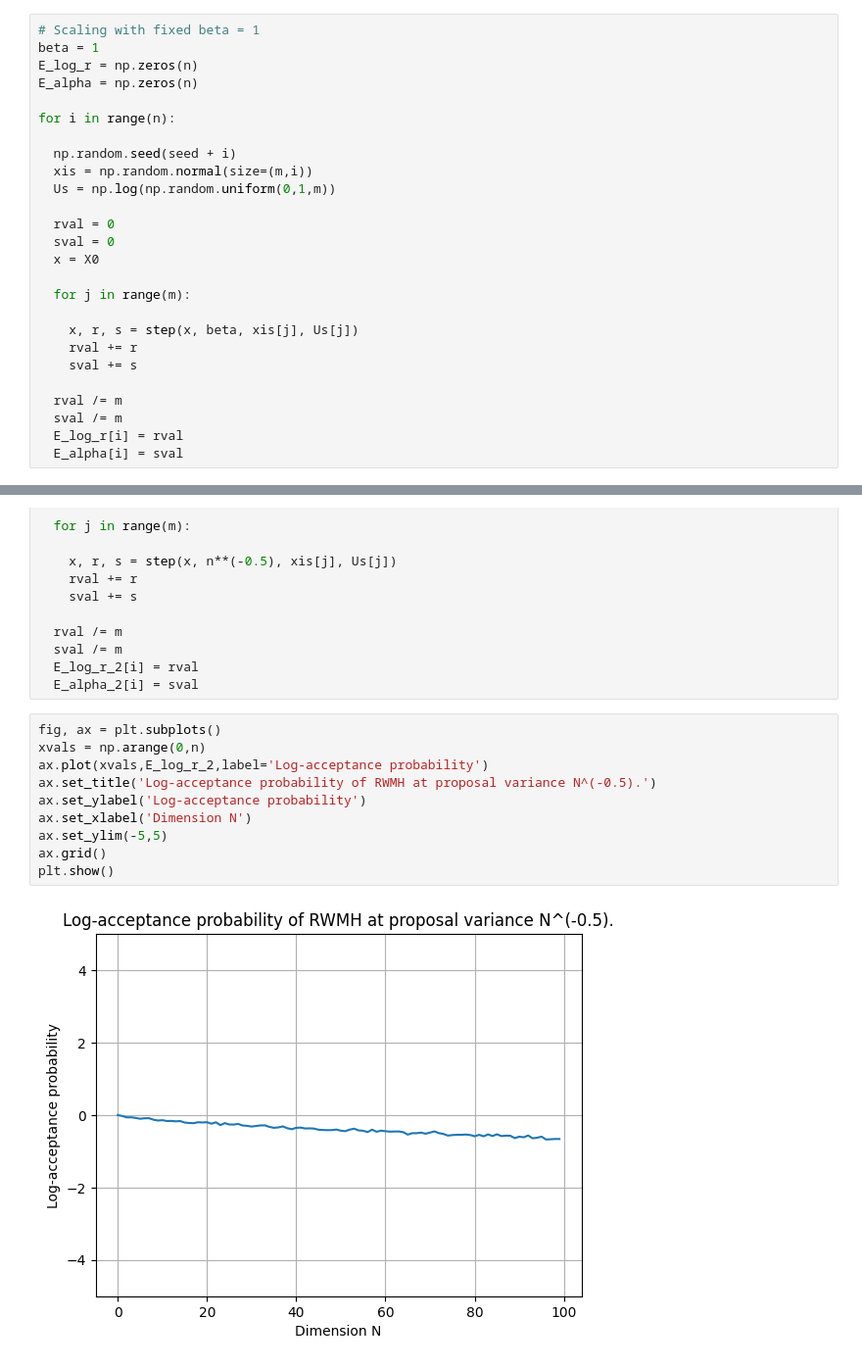
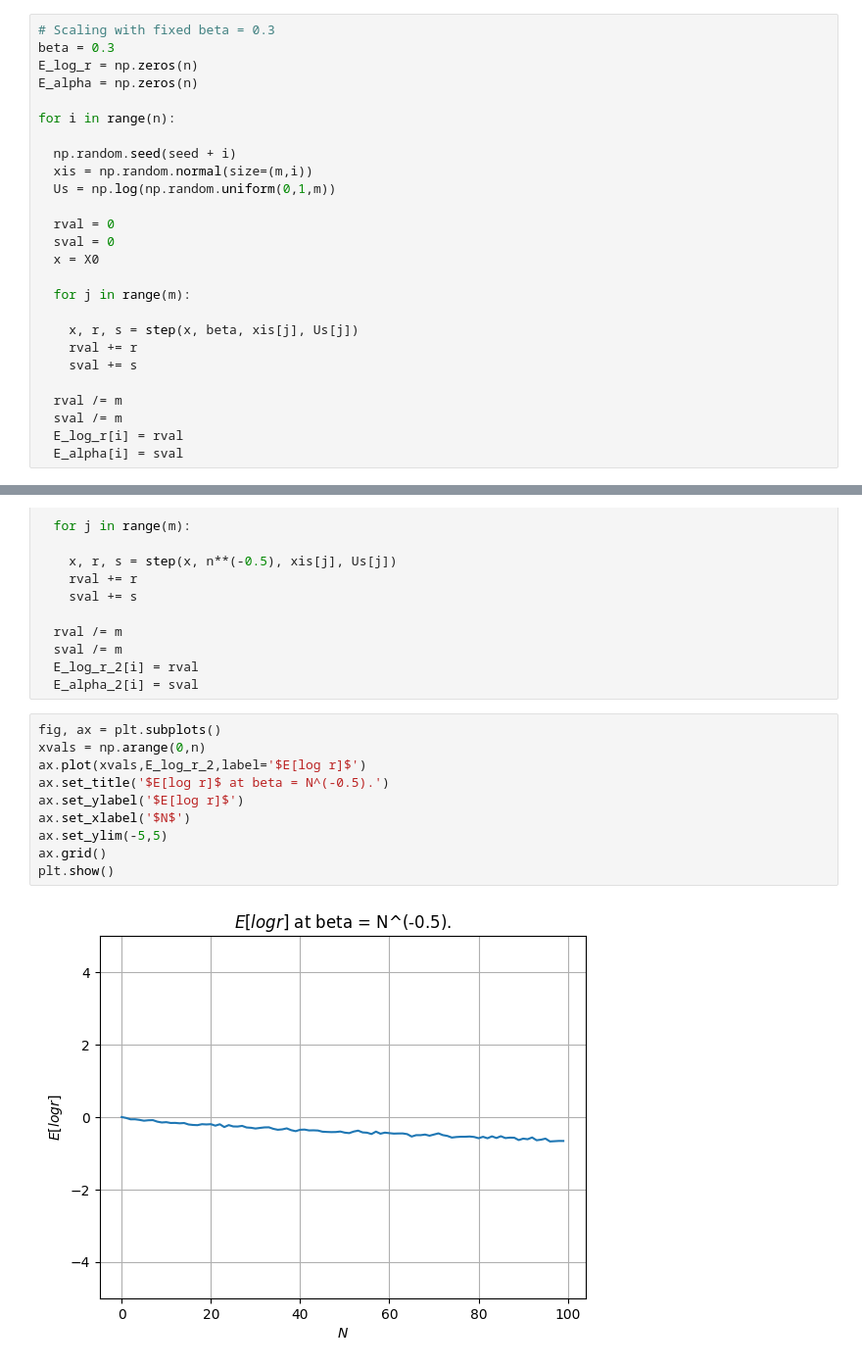
Before and after one commit to Jack-Z-uni-acc/MSc-Project-Manifold-MCMC, a Jupyter notebook: RWMH.ipynb, the cells around one changed output, grey strips where cells are left out. Shown at 98% size. Saved outputs shown, nothing was run; the diff lists cells and outputs as text.

```diff
--- a/RWMH.ipynb
+++ b/RWMH.ipynb
@@ -27,8 +27,8 @@ def step(x, beta, xi, U):
 
   return y, acc, success
 # %%
-# Scaling with fixed beta = 1
-beta = 1
+# Scaling with fixed beta = 0.3
+beta = 0.3
 E_log_r = np.zeros(n)
 E_alpha = np.zeros(n)
 
@@ -106,14 +106,14 @@ for i in range(n):
 # %%
 fig, ax = plt.subplots()
 xvals = np.arange(0,n)
-ax.plot(xvals,E_log_r_2,label='Log-acceptance probability')
-ax.set_title('Log-acceptance probability of RWMH at proposal variance N^(-0.5).')
-ax.set_ylabel('Log-acceptance probability')
-ax.set_xlabel('Dimension N')
+ax.plot(xvals,E_log_r_2,label='$E[log r]$')
+ax.set_title('$E[log r]$ at beta = N^(-0.5).')
+ax.set_ylabel('$E[log r]$')
+ax.set_xlabel('$N$')
 ax.set_ylim(-5,5)
 ax.grid()
 plt.show()
 # %% [output]
-[figure, old version]
+[figure, new version]
 # %%
 fig, ax = plt.subplots()
```
Also changed, not shown: parts of 3 cells of this notebook.
